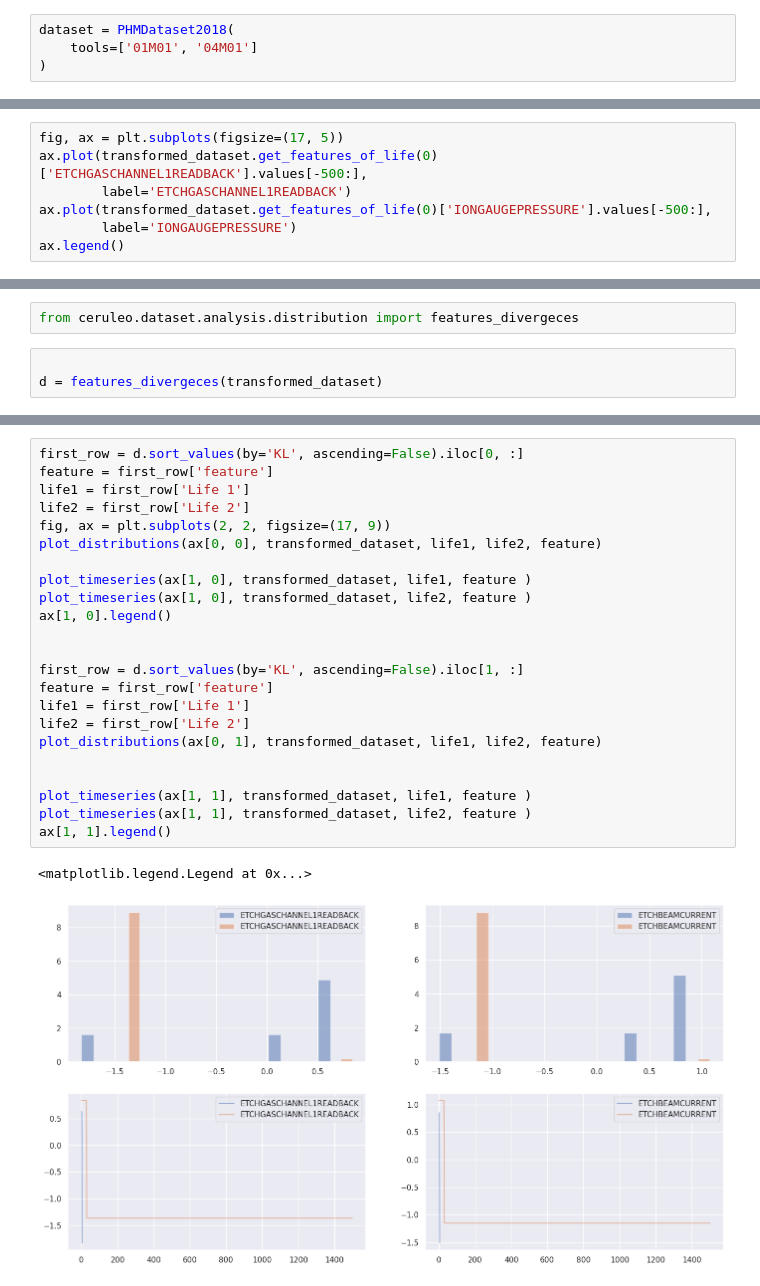
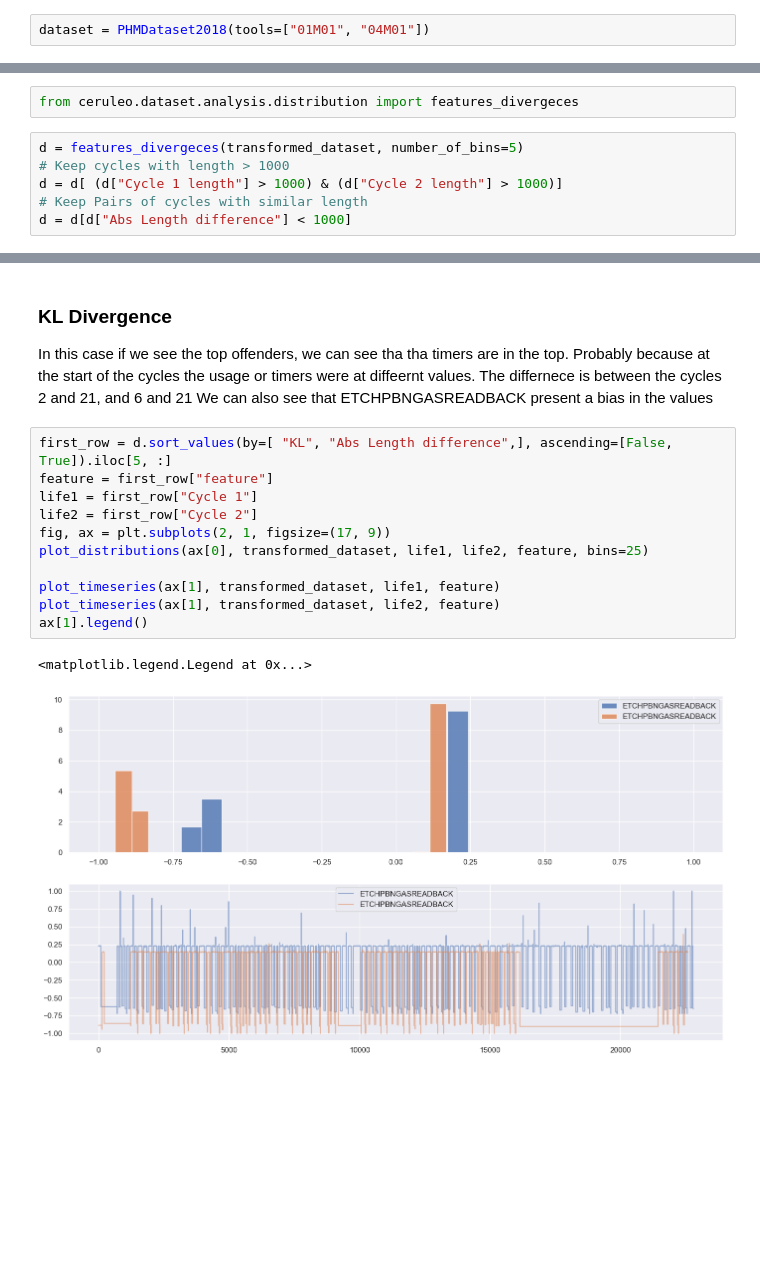
Before and after one commit to lucianolorenti/ceruleo, a Jupyter notebook: docs/dataset/analysis/Sensor Validation.ipynb, the cells around one changed output, grey strips where cells are left out. Cells and saved outputs as stored; diff of their text form; blank space fills up the shorter version.

```diff
--- a/docs/dataset/analysis/Sensor Validation.ipynb
+++ b/docs/dataset/analysis/Sensor Validation.ipynb
@@ -28,7 +32,5 @@ To enable the following instructions: AVX2 AVX512F AVX512_VNNI FMA, in other ope
 # %%
-dataset = PHMDataset2018(
-    tools=['01M01', '04M01']
-)
+dataset = PHMDataset2018(tools=["01M01", "04M01"])
 # %% [markdown]
 ### Create a transformer for a dataset
 # %%
@@ -153,7 +377,0 @@ ax.legend()
-# %%
-fig, ax = plt.subplots(figsize=(17, 5))
-ax.plot(transformed_dataset.get_features_of_life(0)['ETCHGASCHANNEL1READBACK'].values[-500:],
-        label='ETCHGASCHANNEL1READBACK')
-ax.plot(transformed_dataset.get_features_of_life(0)['IONGAUGEPRESSURE'].values[-500:],
-        label='IONGAUGEPRESSURE')
-ax.legend()
@@ -165,6 +386,9 @@ ax.legend()
 # %%
 from ceruleo.dataset.analysis.distribution import features_divergeces
 # %%
-
-d = features_divergeces(transformed_dataset)
+d = features_divergeces(transformed_dataset, number_of_bins=5)
+# Keep cycles with length > 1000
+d = d[ (d["Cycle 1 length"] > 1000) & (d["Cycle 2 length"] > 1000)]
+# Keep Pairs of cycles with similar length
+d = d[d["Abs Length difference"] < 1000]
 # %%
@@ -208,26 +434,19 @@ def plot_timeseries(ax, ds, life, feature):
+# %% [markdown]
+### KL Divergence
+
+In this case if we see the top offenders, we can see tha tha timers are in the top. Probably because at the start of the cycles the usage or timers were at diffeernt values. The differnece is between the cycles 2 and 21, and 6 and 21
+We can also see  that ETCHPBNGASREADBACK present a bias in the values
 # %%
-first_row = d.sort_values(by='KL', ascending=False).iloc[0, :]
-feature = first_row['feature']
-life1 = first_row['Life 1']
-life2 = first_row['Life 2']
-fig, ax = plt.subplots(2, 2, figsize=(17, 9))
-plot_distributions(ax[0, 0], transformed_dataset, life1, life2, feature)
+first_row = d.sort_values(by=[ "KL", "Abs Length difference",], ascending=[False, True]).iloc[5, :]
+feature = first_row["feature"]
+life1 = first_row["Cycle 1"]
+life2 = first_row["Cycle 2"]
+fig, ax = plt.subplots(2, 1, figsize=(17, 9))
+plot_distributions(ax[0], transformed_dataset, life1, life2, feature, bins=25)
 
-plot_timeseries(ax[1, 0], transformed_dataset, life1, feature )
-plot_timeseries(ax[1, 0], transformed_dataset, life2, feature )
-ax[1, 0].legend()
-
-
-first_row = d.sort_values(by='KL', ascending=False).iloc[1, :]
-feature = first_row['feature']
-life1 = first_row['Life 1']
-life2 = first_row['Life 2']
-plot_distributions(ax[0, 1], transformed_dataset, life1, life2, feature)
-
-
-plot_timeseries(ax[1, 1], transformed_dataset, life1, feature )
-plot_timeseries(ax[1, 1], transformed_dataset, life2, feature )
-ax[1, 1].legend()
+plot_timeseries(ax[1], transformed_dataset, life1, feature)
+plot_timeseries(ax[1], transformed_dataset, life2, feature)
+ax[1].legend()
 # %% [output]
 <matplotlib.legend.Legend at 0x...>
-[figure, old version]
+[figure, new version]
```
Also changed, not shown: parts of 43 cells of this notebook, 11 other files.
